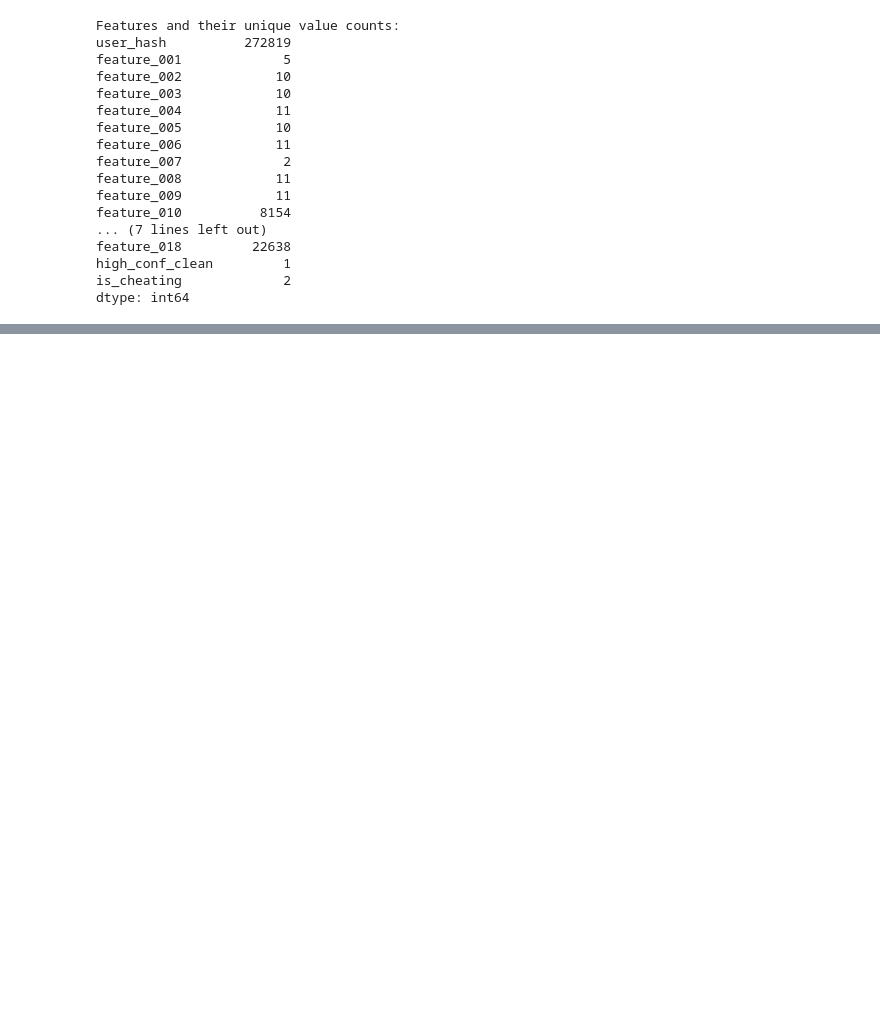
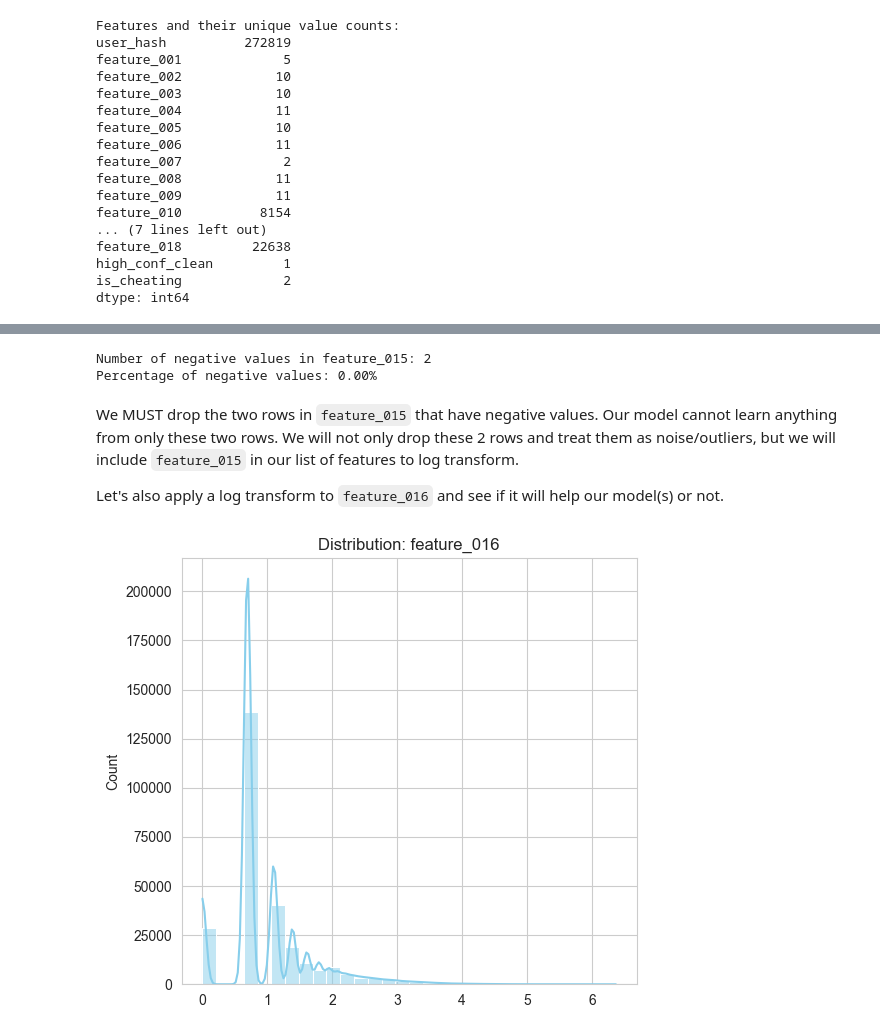
Before and after one commit to zacharym-collins/zc-kaggle-mercor-cheating-detection, a Jupyter notebook: working/12182025baseline.ipynb, the cells around one changed output, grey strips where cells are left out. Saved outputs shown, nothing was run; the diff lists cells and outputs as text; code cells hidden in the pictures; blank space fills up the shorter version.

```diff
--- a/working/12182025baseline.ipynb
+++ b/working/12182025baseline.ipynb
@@ -203,0 +296,18 @@ np.True_
+# %%
+num_negatives = (train['feature_015'] < 0).sum()
+pct_negatives = (num_negatives / len(train)) * 100
+print(f"Number of negative values in feature_015: {num_negatives}")
+print(f"Percentage of negative values: {pct_negatives:.2f}%")
+# %% [output]
+Number of negative values in feature_015: 2
+Percentage of negative values: 0.00%
+# %% [markdown]
+We MUST drop the two rows in `feature_015` that have negative values. Our model cannot learn anything from only these two rows. We will not only drop these 2 rows and treat them as noise/outliers, but we will include `feature_015` in our list of features to log transform.
+
+Let's also apply a log transform to `feature_016` and see if it will help our model(s) or not.
+# %%
+skewed_cols = ["feature_016"]
+log_transformed_df = train[skewed_cols].apply(np.log1p)
+plot_histograms_with_kde(log_transformed_df, skewed_cols)
+# %% [output]
+[figure, added]
```
Also changed, not shown: parts of 62 cells of this notebook.
